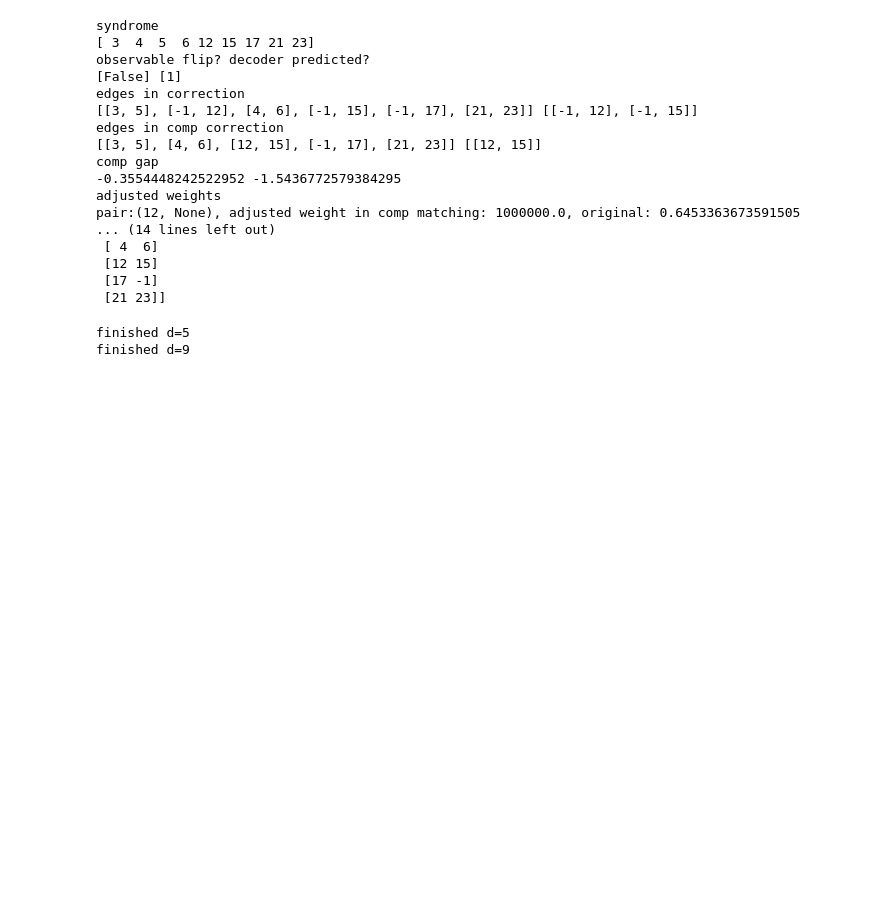
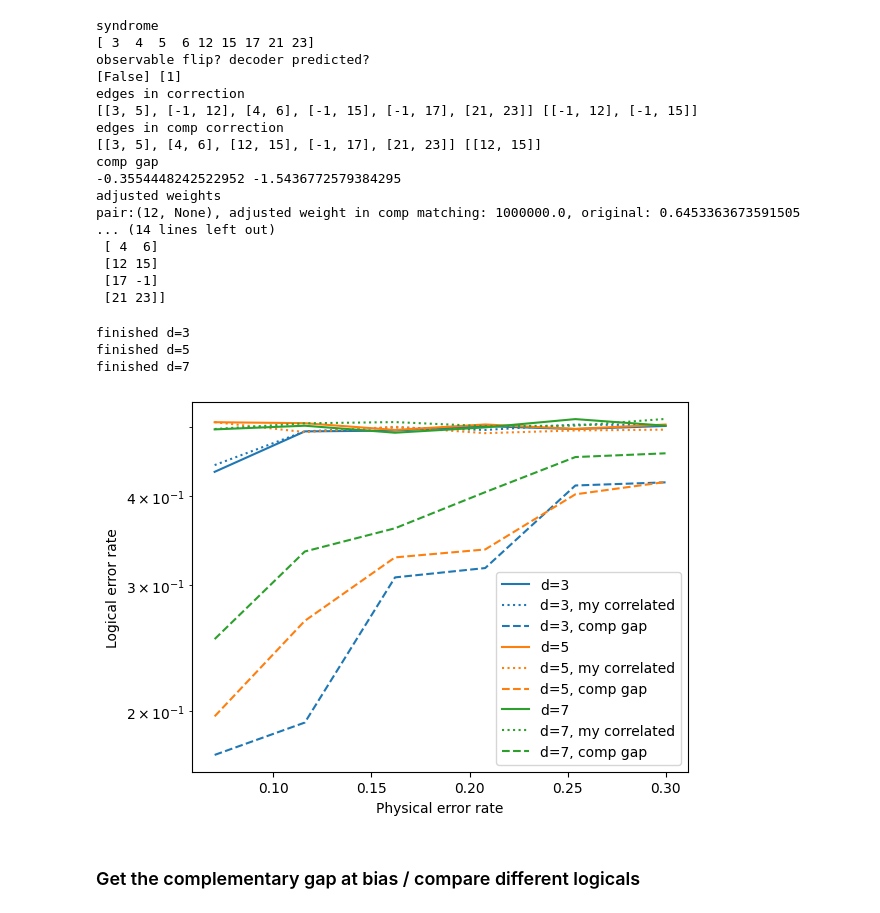
Before and after one commit to acatspirit/correlated_error_biased_noise, a Jupyter notebook: surface_code_circuit_scratch.ipynb, the cells around one changed output. Cells and saved outputs as stored; diff of their text form; code cells hidden in the pictures; blank space fills up the shorter version.

Commit message:
start the thresholds for l=3,5 of the no correlated data circuit level SC and ZXXZonSqu

```diff
--- a/surface_code_circuit_scratch.ipynb
+++ b/surface_code_circuit_scratch.ipynb
@@ -3463,9 +3463,9 @@ def get_logical_error_rate(circuit, num_shots, decoder):
 
     return num_logical_errors / num_shots, num_comp_log_errors/num_shots, num_logical_errors_my_corr / num_shots
 
-distances = list(range(5,14,4))
-ps = np.linspace(0.07, 0.13, 6)
-num_shots = 1000
+distances = [3,5,7]
+ps = np.linspace(0.01, 0.5, 6)
+num_shots = 100
 cutoff = 1
 
 # its the memory experiment that takes forever, why ? how much bigger is the parity check mat
@@ -3492,28 +3492,37 @@ for d in distances:
     ler_all_distances_comp.append(ler_for_ps_comp)
     print(f"finished d={d}")
 # %% [output]
+finished d=3
 finished d=5
-finished d=9
+finished d=7
 # %%
 import matplotlib.pyplot as plt
 %matplotlib inline
 
+
+
+
+
 plt.figure()
 
-for i in range(len(d_list)):
+for i in range(len(distances)):
     d = distances[i]
     lers = [x for x in ler_all_distances[i]]
     lers_corr = [x for x in ler_all_distances_corr[i]]
-    lers_my_corr = [x for x in ler_all_distances_my_corr[i]]
+    lers_comp = [x for x in ler_all_distances_comp[i]]
 
     line, = plt.plot(ps, lers, label=f"d={d}")
     line_color = line.get_color()
-    plt.plot(ps, lers_corr, ":", label=f"d={d}, pycorrelated", color=line_color)
-    plt.plot(ps, lers_my_corr, "--", label=f"d={d}, my correlated", color=line_color)
+    plt.plot(ps, lers_corr, ":", label=f"d={d}, my correlated", color=line_color)
+    plt.plot(ps, lers_comp, "--", label=f"d={d}, comp gap", color=line_color)
 
 
 plt.yscale("log")
 plt.xlabel("Physical error rate")
 plt.ylabel("Logical error rate")
 plt.legend(loc=0);
 plt.show()
+# %% [output]
+[figure, added]
+# %% [markdown]
+### Get the complementary gap at bias / compare different logicals
```
Also changed, not shown: parts of 2 cells of this notebook, 1 other file.
